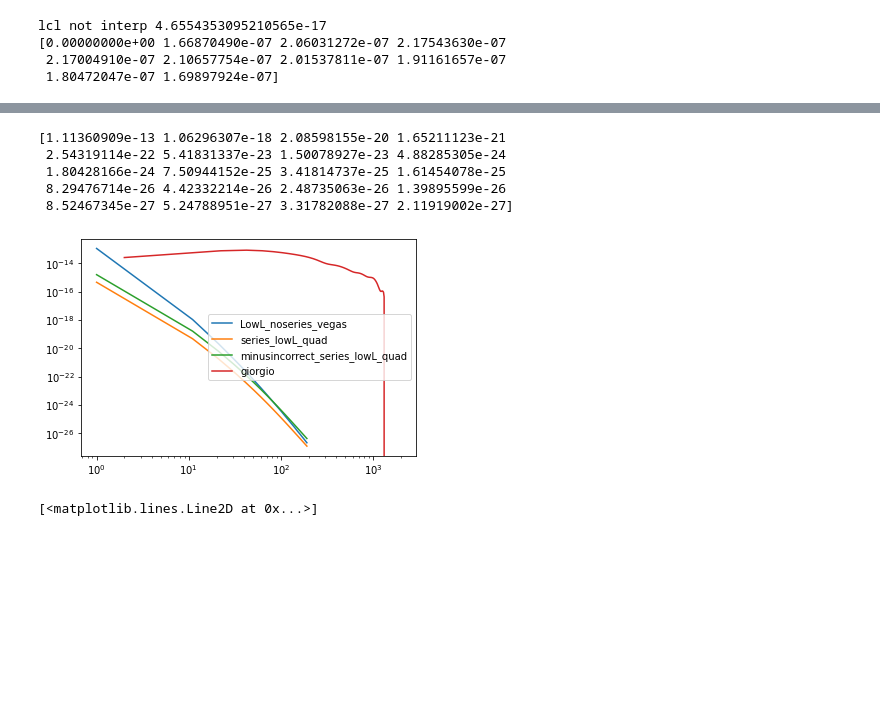
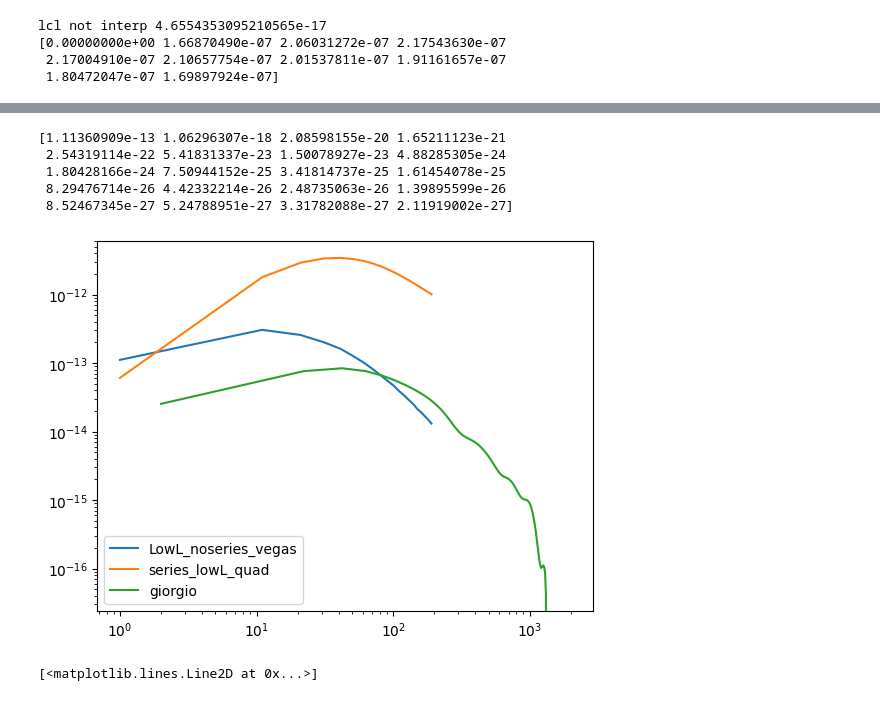
Before and after one commit to aleksandrbowkis/bispec_opt_est, a Jupyter notebook: N2_numerical/N2_tests.ipynb, the cells around one changed output, grey strips where cells are left out. Drawn from its saved outputs; the diff is of its cells as text; code cells hidden in the pictures; blank space fills up the shorter version.

```diff
--- a/N2_numerical/N2_tests.ipynb
+++ b/N2_numerical/N2_tests.ipynb
@@ -35,7 +35,7 @@ LensingL, testdirect = np.loadtxt('TEST_direct_equi.txt')
 _, minusincorrect_testquad = np.loadtxt('minusincorrect_TEST_quad_equi.txt')
 _, minusincorrect_testdirect = np.loadtxt('minusincorrect_TEST_direct_equi.txt')
 # import giorgio results
-#L_analytic, N2_6pt = np.loadtxt("/home/amb257/kappa_bispec/optimal_est/Plots/data/data_for_paper/numerical_N2/Giorgio_equi_N2_analytic.txt")
+L_analytic, N2_6pt = np.loadtxt("/home/amb257/kappa_bispec/optimal_est/Plots/data/data_for_paper/numerical_N2/Giorgio_equi_N2_analytic.txt")
 plt.loglog(L_analytic, N2_6pt, label='giorgio')
 plt.loglog(LensingL,-1*testquad, label='series_lowL_quad')
 #plt.loglog(LensingL, -1*testdirect, ls = '--', label='series_lowL_directsum')
@@ -55,20 +55,21 @@ plt.legend()
 # %%
 input_dir = "vegas_results"
 L = np.load(os.path.join(input_dir, "L.npy"))
+
+Lfac_kappa = (0.5*L*(L+1))**3
 vegas_lowL = np.load(os.path.join(input_dir, "VEGAS_lowL.npy"))
-plt.loglog(L, vegas_lowL, label = 'LowL_noseries_vegas')
-plt.loglog(LensingL, testquad, label='series_lowL_quad')
-plt.loglog(LensingL, minusincorrect_testquad, label='minusincorrect_series_lowL_quad')
+plt.loglog(L, Lfac_kappa*vegas_lowL, label = 'LowL_noseries_vegas')
+plt.loglog(LensingL,-1*testquad, label='series_lowL_quad')
 plt.loglog(L_analytic, N2_6pt, label='giorgio')
 plt.legend()
 print(vegas_lowL)
 # %% [output]
 [1.11360909e-13 1.06296307e-18 2.08598155e-20 1.65211123e-21
  2.54319114e-22 5.41831337e-23 1.50078927e-23 4.88285305e-24
  1.80428166e-24 7.50944152e-25 3.41814737e-25 1.61454078e-25
  8.29476714e-26 4.42332214e-26 2.48735063e-26 1.39895599e-26
  8.52467345e-27 5.24788951e-27 3.31782088e-27 2.11919002e-27]
-[figure, old version]
+[figure, new version]
 # %%
 L_norm, norm_phi = np.loadtxt('norm_phi.txt')
 Lfac_norm = (L_norm*(L_norm+1.))**2/(2*np.pi)
```
Also changed, not shown: parts of 2 cells of this notebook.
